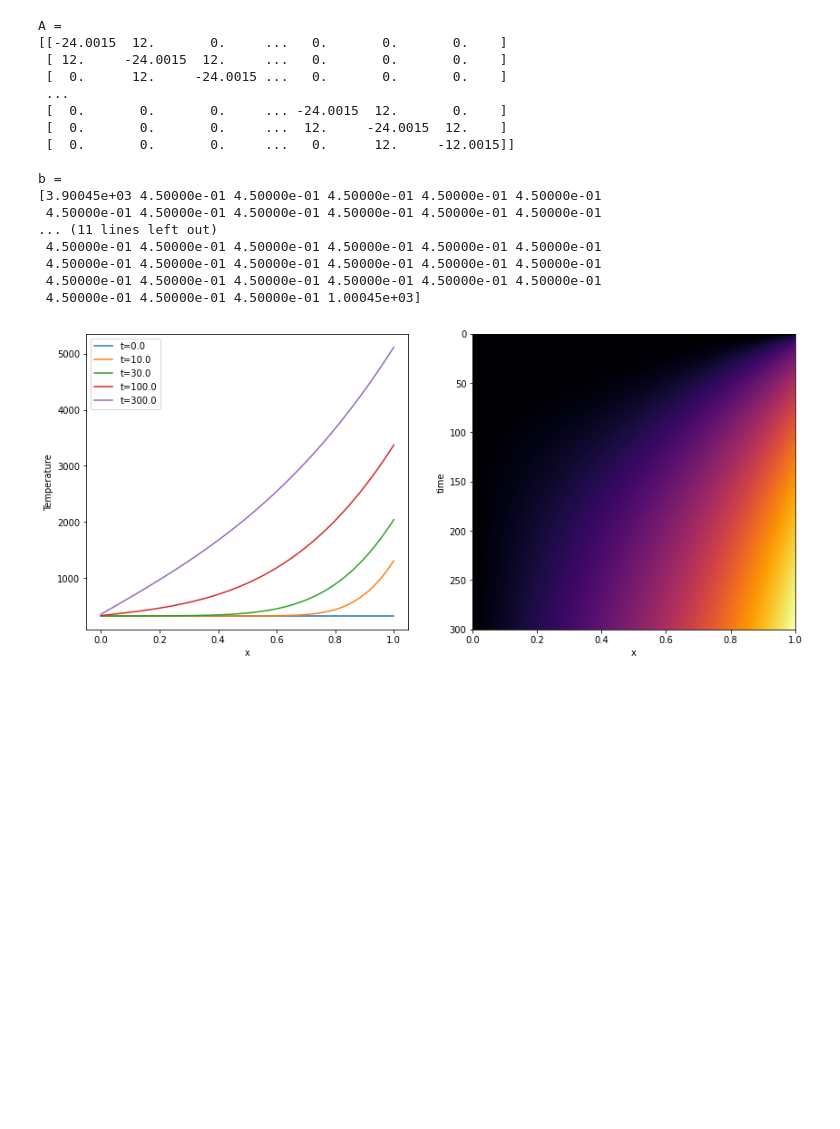
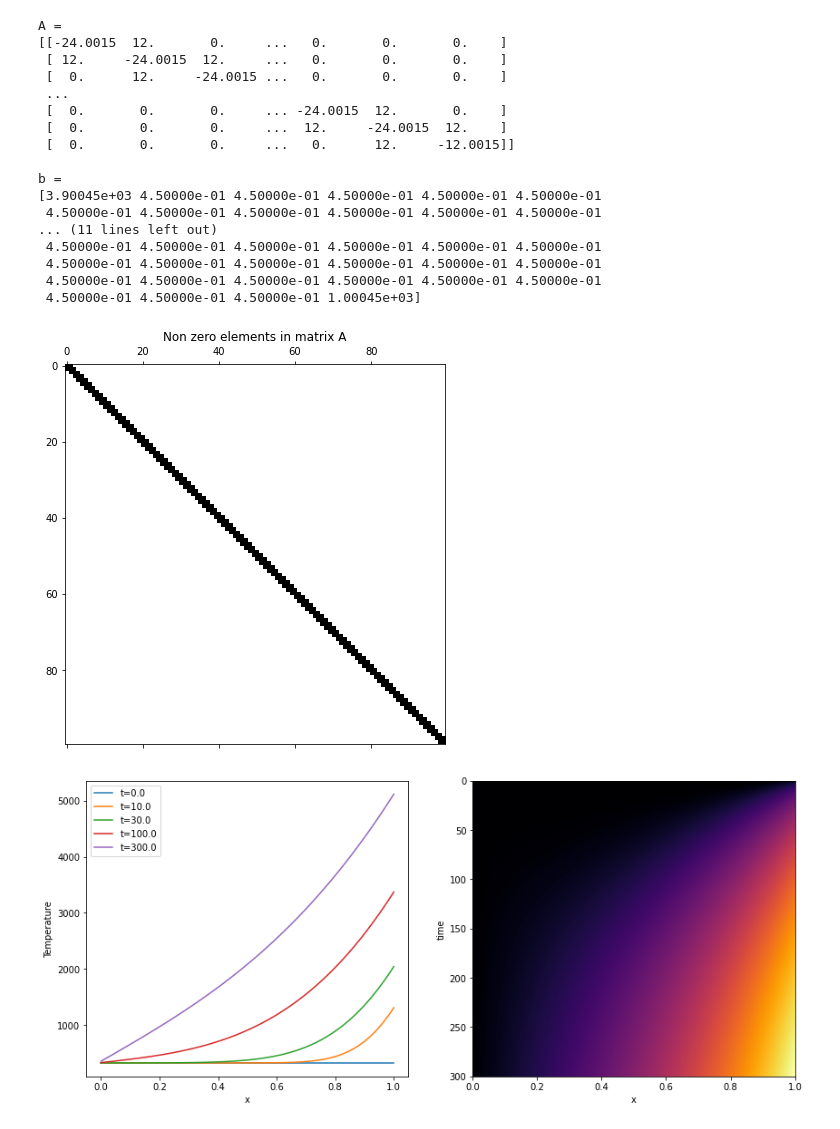
Before and after one commit to gilbertfrancois/partial-differential-equations, a Jupyter notebook: Heat equation, Finite Difference, p1 MIT 2016.ipynb, the cells around one changed output. Drawn from its saved outputs; the diff is of its cells as text; code cells hidden in the pictures; blank space fills up the shorter version.

Commit message:
Adds spy plot for A

```diff
--- a/Heat equation, Finite Difference, p1 MIT 2016.ipynb
+++ b/Heat equation, Finite Difference, p1 MIT 2016.ipynb
@@ -137,6 +137,13 @@ b =
  4.50000e-01 4.50000e-01 4.50000e-01 4.50000e-01 4.50000e-01 4.50000e-01
  4.50000e-01 4.50000e-01 4.50000e-01 4.50000e-01 4.50000e-01 4.50000e-01
  4.50000e-01 4.50000e-01 4.50000e-01 1.00045e+03]
+# %%
+plt.figure(figsize=(7,7))
+plt.spy(A)
+plt.title("Non zero elements in matrix A")
+plt.show()
+# %% [output]
+[figure, added]
 # %%
 def fn(u, t, A, b):
     return (np.matmul(A, u) + b)
```
Also changed, not shown: parts of 1 cell of this notebook.
